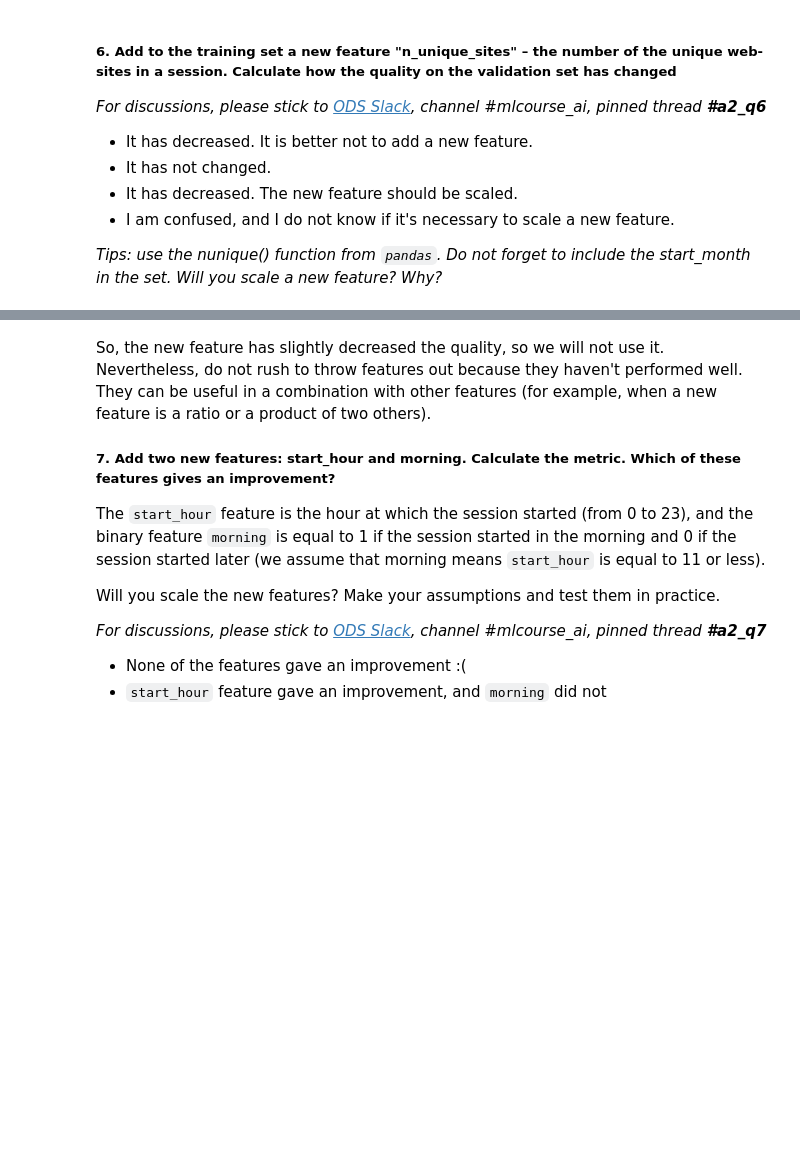
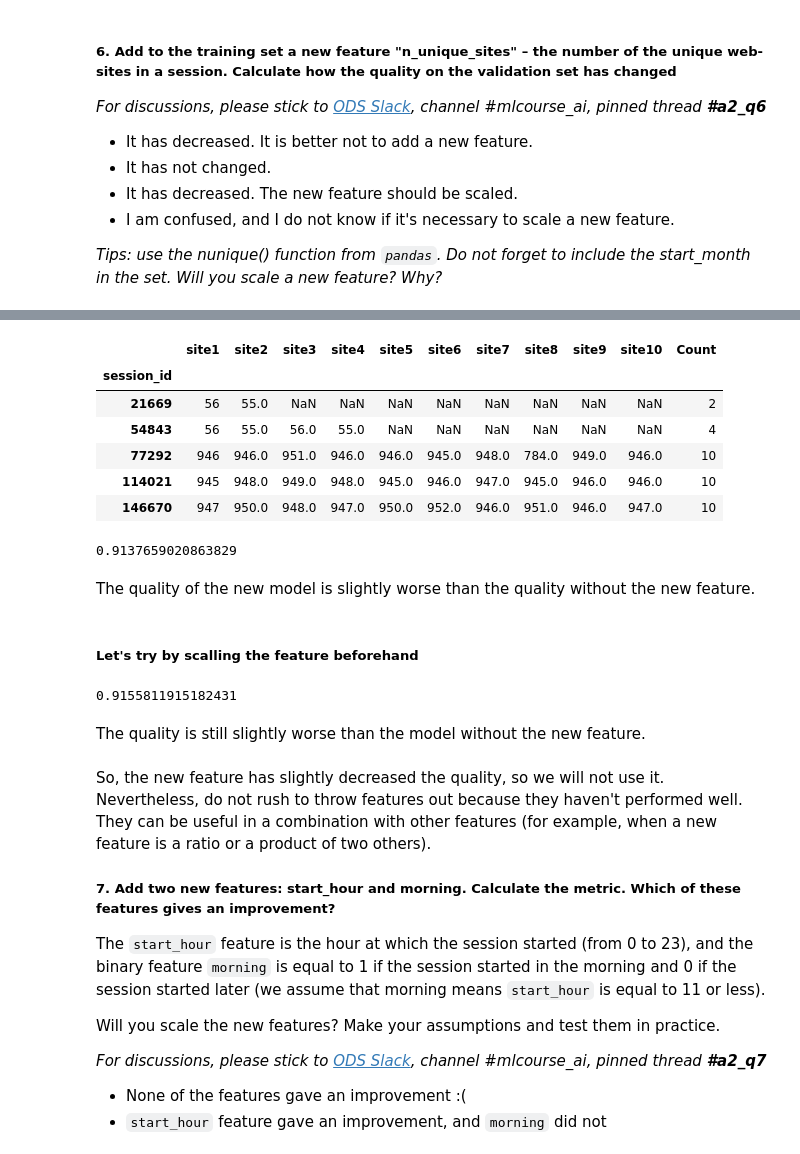
Before and after one commit to AndySECP/Berkeley-classes, a Jupyter notebook: DataScience/assignment2_part1_alice_logistic_regression.ipynb, the cells around one changed output, grey strips where cells are left out. Drawn from its saved outputs; the diff is of its cells as text; code cells hidden in the pictures; blank space fills up the shorter version.

```diff
--- a/DataScience/assignment2_part1_alice_logistic_regression.ipynb
+++ b/DataScience/assignment2_part1_alice_logistic_regression.ipynb
@@ -585,0 +683,3 @@ print(get_auc_lr_valid(X_train, y_train))
+# %%
+site = ['site%s' % i for i in range(1, 11)]
+site
@@ -585,0 +697,3 @@ print(get_auc_lr_valid(X_train, y_train))
+# %%
+df_site = full_df[site]
+df_site.head(3)
@@ -586,3 +706,41 @@ print(get_auc_lr_valid(X_train, y_train))
+# %%
+df_site = df_site.replace(0, np.nan)
+# %%
+df_site['Count'] = df_site.T.count()
+# %%
+df_site.head()
+# %% [output]
+|  | site1 | site2 | site3 | site4 | site5 | site6 | site7 | site8 | site9 | site10 | Count |
+| session_id |  |  |  |  |  |  |  |  |  |  |  |
+| 21669 | 56 | 55.0 | NaN | NaN | NaN | NaN | NaN | NaN | NaN | NaN | 2 |
+| 54843 | 56 | 55.0 | 56.0 | 55.0 | NaN | NaN | NaN | NaN | NaN | NaN | 4 |
+| 77292 | 946 | 946.0 | 951.0 | 946.0 | 946.0 | 945.0 | 948.0 | 784.0 | 949.0 | 946.0 | 10 |
+| 114021 | 945 | 948.0 | 949.0 | 948.0 | 945.0 | 946.0 | 947.0 | 945.0 | 946.0 | 946.0 | 10 |
+| 146670 | 947 | 950.0 | 948.0 | 947.0 | 950.0 | 952.0 | 946.0 | 951.0 | 946.0 | 947.0 | 10 |
+# %%
+# Add the new feature to the sparse matrix
+tmp = df_site[['Count']].values
+X_train = csr_matrix(hstack([full_sites_sparse[:idx_split,:], tmp[:idx_split,:]]))
+
+# Compute the metric on the validation set
+print(get_auc_lr_valid(X_train, y_train))
+# %% [output]
+0.9137659020863829
+# %% [markdown]
+The quality of the new model is slightly worse than the quality without the new feature.
+# %% [markdown]
+##### Let's try by scalling the feature beforehand
+# %%
+# Add the new standardized feature to the sparse matrix
+tmp = StandardScaler().fit_transform(df_site[['Count']])
+X_train = csr_matrix(hstack([full_sites_sparse[:idx_split,:], tmp[:idx_split,:]]))
+
+# Compute metric on the validation set
+print(get_auc_lr_valid(X_train, y_train))
+# %% [output]
+0.9155811915182431
+# %% [markdown]
+The quality is still slightly worse than the model without the new feature.
 # %% [markdown]
 So, the new feature has slightly decreased the quality, so we will not use it. Nevertheless, do not rush to throw features out because they haven't performed well. They can be useful in a combination with other features (for example, when a new feature is a ratio or a product of two others).
 
```
Also changed, not shown: parts of 40 cells of this notebook.
